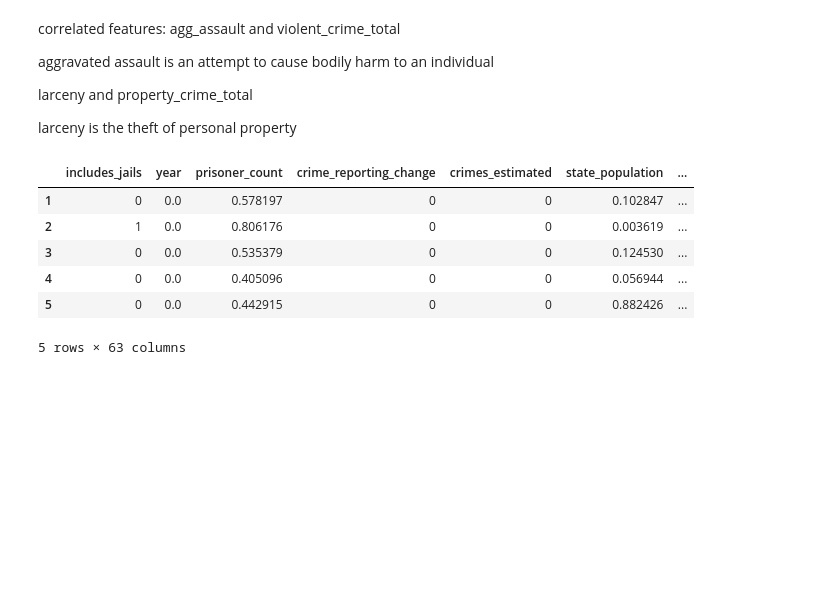
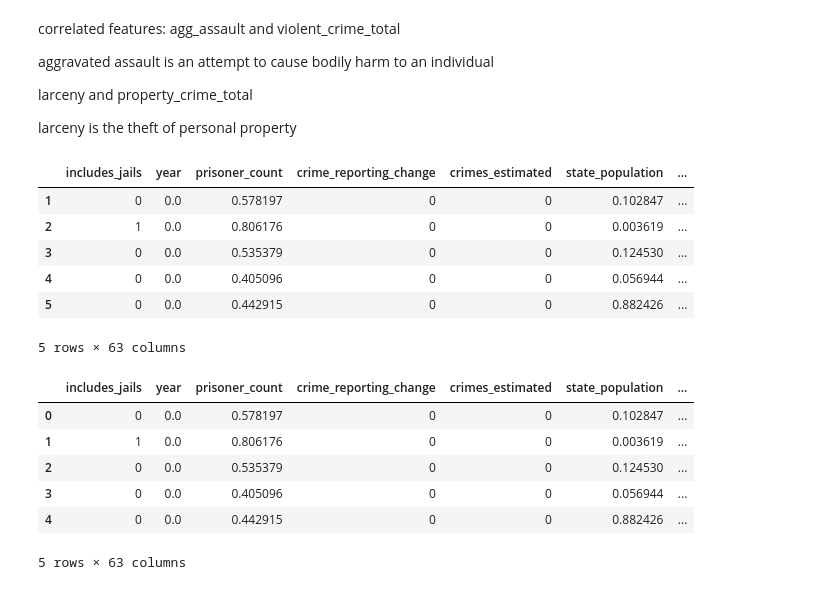
Before and after one commit to nahcn/ECS171-Project, a Jupyter notebook: data_management/CrimeAndIncarceration.ipynb, the cells around one changed output. Cells and saved outputs as stored; diff of their text form; code cells hidden in the pictures; blank space fills up the shorter version.

```diff
--- a/data_management/CrimeAndIncarceration.ipynb
+++ b/data_management/CrimeAndIncarceration.ipynb
@@ -398,2 +396,11 @@ df.to_csv('../processed_datasets/crime_and_incarceration_by_state.csv', index=Tr
 # %%
 df2 = pd.read_csv('../processed_datasets/crime_and_incarceration_by_state.csv')
+df2.head()
+# %% [output]
+|  | includes_jails | year | prisoner_count | crime_reporting_change | crimes_estimated | state_population | ... |
+| 0 | 0 | 0.0 | 0.578197 | 0 | 0 | 0.102847 | ... |
+| 1 | 1 | 0.0 | 0.806176 | 0 | 0 | 0.003619 | ... |
+| 2 | 0 | 0.0 | 0.535379 | 0 | 0 | 0.124530 | ... |
+| 3 | 0 | 0.0 | 0.405096 | 0 | 0 | 0.056944 | ... |
+| 4 | 0 | 0.0 | 0.442915 | 0 | 0 | 0.882426 | ... |
+5 rows × 63 columns
```
Also changed, not shown: parts of 3 cells of this notebook, 2 other files.
